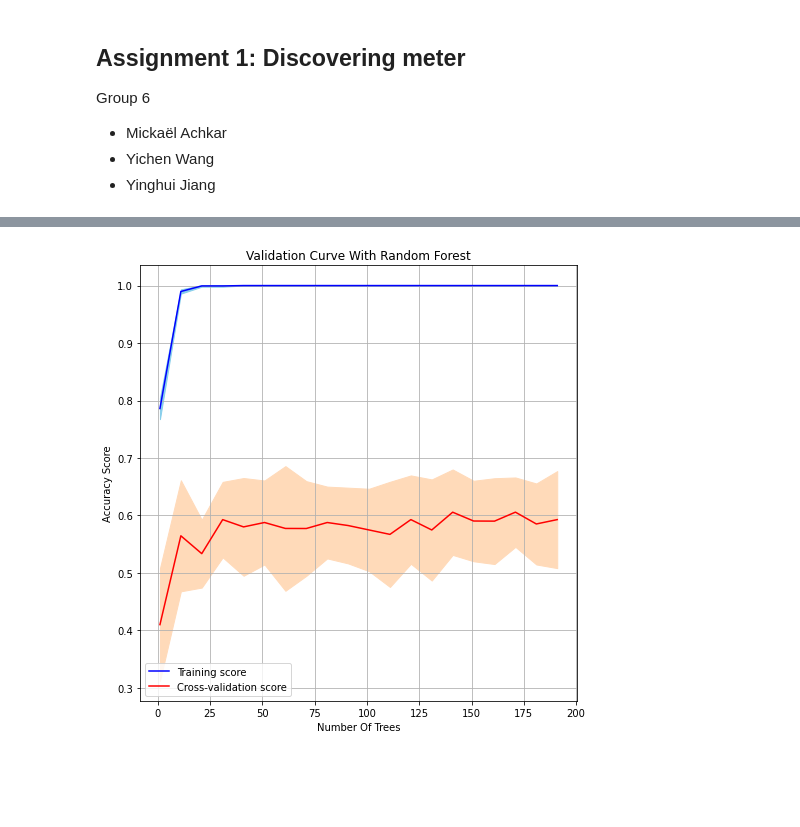
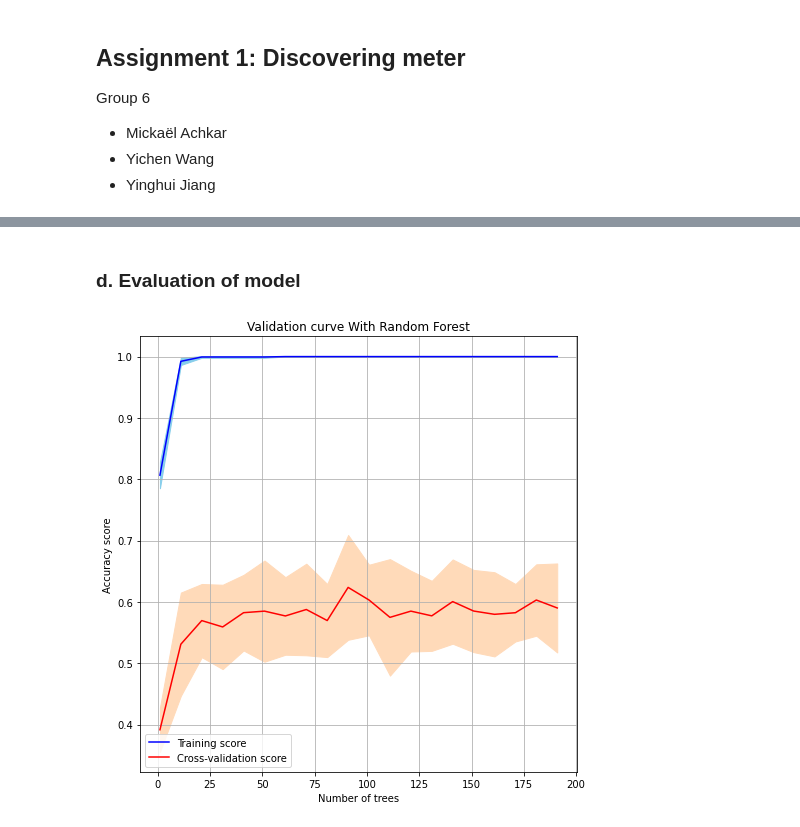
Before and after one commit to mikqs/digital-musicology, a Jupyter notebook: Group_6_A1.ipynb, the cells around one changed output, grey strips where cells are left out. Drawn from its saved outputs; the diff is of its cells as text; code cells hidden in the pictures; blank space fills up the shorter version.

```diff
--- a/Group_6_A1.ipynb
+++ b/Group_6_A1.ipynb
@@ -130,7 +239,7 @@ minimum_note_durations_df = df.groupby(['piece','staff'])['duration'].min().appl
 total_piece_durations = total_piece_durations_df.to_dict()
 minimum_note_durations = minimum_note_durations_df.to_dict()
 
-summed_durations = {}
+summed_durations_dict = {}
 for key,value in total_piece_durations.items():
     piece_staff = df[(df['piece'] == key[0]) & (df['staff'] == key[1])]
 
@@ -139,5 +248,5 @@ for key,value in total_piece_durations.items():
 
     bins = np.arange(0, (value+sampling_period+1e-10), sampling_period)
     binned_onsets = pd.cut(piece_staff['global_onset'], bins, right = False)
-    summed_durations[key] = piece_staff.groupby(binned_onsets)['duration'].sum().apply(float)
+    summed_durations_dict[key] = piece_staff.groupby(binned_onsets)['duration'].sum().apply(float)
 # %% [output]
@@ -264 +257,27 @@ Periodicity analysis of Piece: n09op59-3_02, Staff: 2, Time Signature: 6/8
+# %%
+# Build ground truth time signature dataset
+ground_truth_df = df.groupby(['piece', 'staff'], as_index=False).first().drop(columns=['voice','global_onset','tied','duration'])
+
+# Gather features: top n autocorrelations and frequencies
+n_tops_autocorr = 7
+n_tops_freq = 7
+periodicities = []
+for i in ground_truth_df.itertuples():
+    key = (i.piece, i.staff)
+    summed_durations_piece_staff = summed_durations_dict[key]
+    tops_autocorr = top_autocorrelations(summed_durations_piece_staff, n_tops_autocorr, plot=False)
+    tops_freq = top_frequencies(summed_durations_piece_staff, n_tops_freq, plot=False)
+    tops = [*tops_autocorr, *tops_freq]
+    periodicities.append(tops)
+
+features_df = pd.DataFrame(periodicities)
+
+ground_truth_and_features_df = pd.concat([ground_truth_df, features_df], axis=1)
+# Fill NaNs with mean of sample features or with 0s
+#ground_truth_and_features_df = ground_truth_and_features_df.T.fillna(ground_truth_and_features_df.iloc[:,3:].mean(axis=1)).T
+ground_truth_and_features_df = ground_truth_and_features_df.fillna(0)
+
+# Get features and labels
+X = ground_truth_and_features_df.iloc[:,3:].values
+y = ground_truth_and_features_df.iloc[:,2].values
 # %% [markdown]
@@ -384,29 +326,31 @@ right_predictions: [['2/2' 16]
+# %% [markdown]
+### d. Evaluation of model
 # %%
 %%time
 
 # Cross-validation curve
 n_trees_range=np.arange(1, 200, 10)
 
 train_scores, test_scores = validation_curve(RandomForestClassifier(), X, y, param_name="n_estimators", param_range=n_trees_range, cv=5, scoring='accuracy')
 train_mean = np.mean(train_scores, axis=1)
 train_std = np.std(train_scores, axis=1)
 
 test_mean = np.mean(test_scores, axis=1)
 test_std = np.std(test_scores, axis=1)
 
 plt.subplots(1, figsize=(7,7))
 plt.plot(n_trees_range, train_mean, label="Training score", color="blue")
 plt.plot(n_trees_range, test_mean, label="Cross-validation score", color="red")
 
 plt.fill_between(n_trees_range, train_mean - train_std, train_mean + train_std, color="skyblue")
 plt.fill_between(n_trees_range, test_mean - test_std, test_mean + test_std, color="peachpuff")
 
-plt.title("Validation Curve With Random Forest")
-plt.xlabel("Number Of Trees")
-plt.ylabel("Accuracy Score")
+plt.title("Validation curve With Random Forest")
+plt.xlabel("Number of trees")
+plt.ylabel("Accuracy score")
 plt.tight_layout()
 plt.legend(loc="best")
 plt.grid()
 plt.show()
 # %% [output]
-[figure, old version]
+[figure, new version]
```
Also changed, not shown: parts of 24 cells of this notebook.
